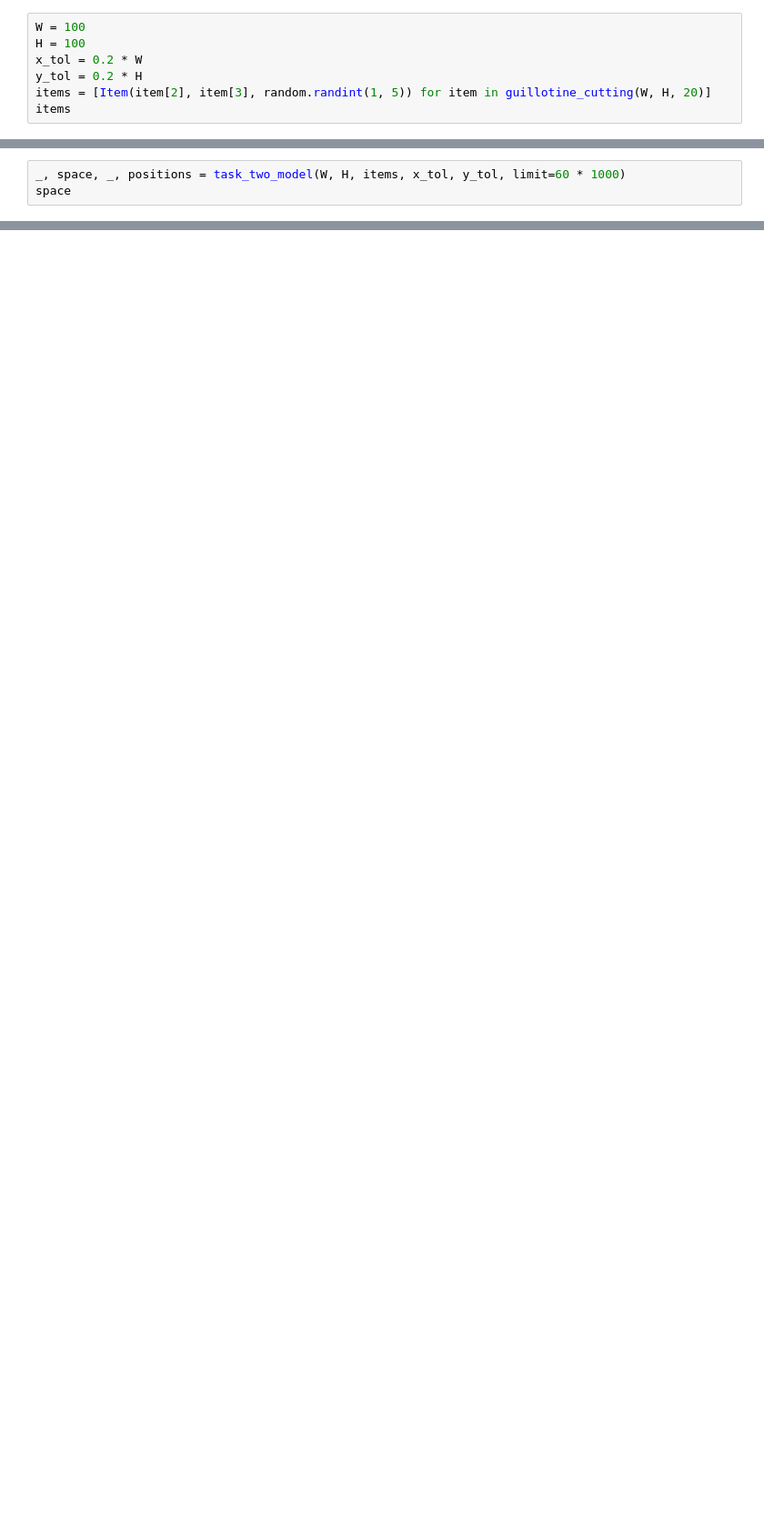
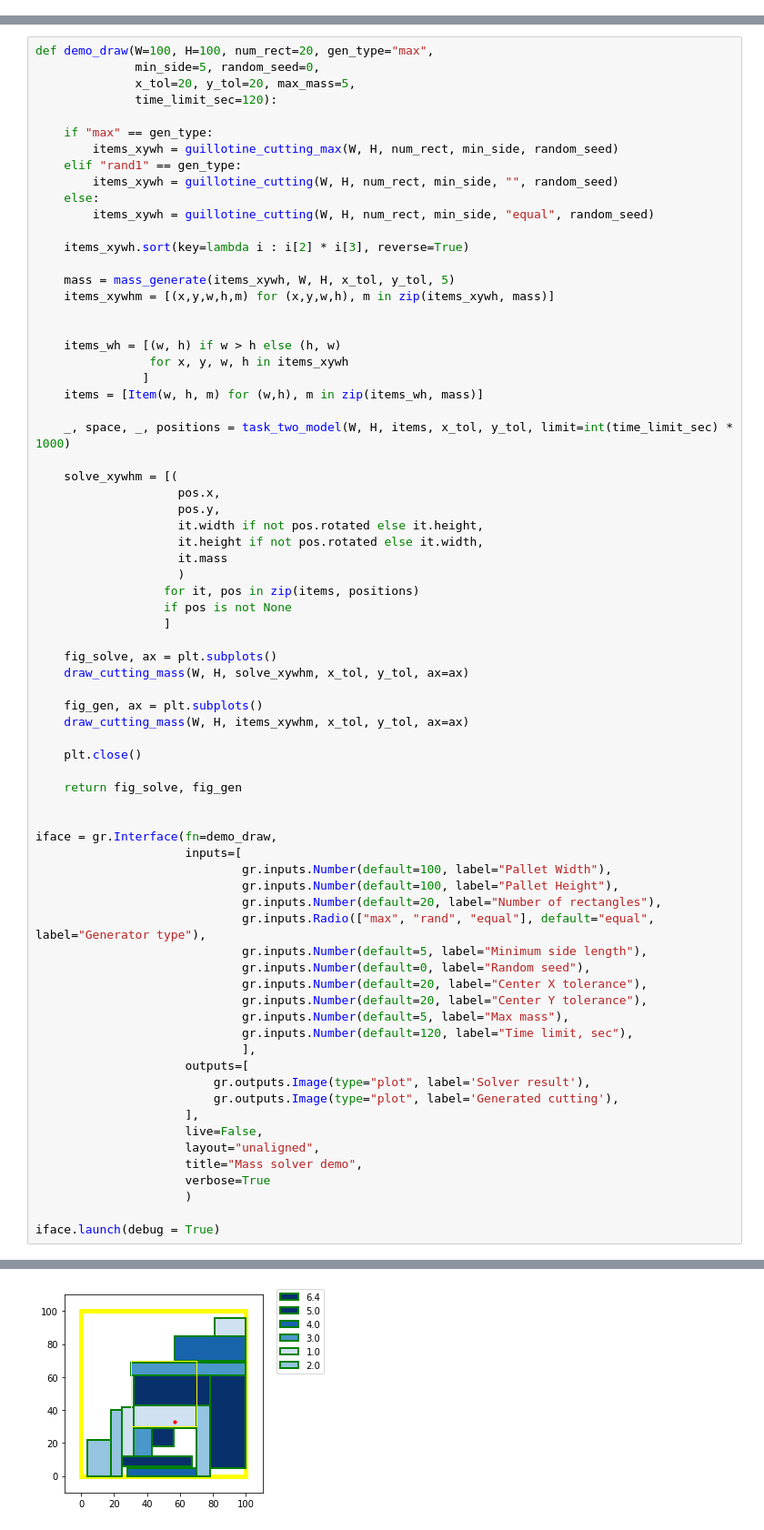
Before and after one commit to yad439/pallet-packing, a Jupyter notebook: mass_demo.ipynb, the cells around one changed output, grey strips where cells are left out. Shown at 91% size. Saved outputs shown, nothing was run; the diff lists cells and outputs as text; blank space fills up the shorter version.

Commit message:
mass cutting solver demo

```diff
--- a/mass_demo.ipynb
+++ b/mass_demo.ipynb
@@ -8,7 +10,0 @@ from plots import draw_pallet_mass
-# %%
-W = 100
-H = 100
-x_tol = 0.2 * W
-y_tol = 0.2 * H
-items = [Item(item[2], item[3], random.randint(1, 5)) for item in guillotine_cutting(W, H, 20)]
-items
@@ -36,3 +10,0 @@ items
-# %%
-_, space, _, positions = task_two_model(W, H, items, x_tol, y_tol, limit=60 * 1000)
-space
@@ -44,0 +11,73 @@ draw_pallet_mass(W, H, items, positions, x_tol, y_tol)[0]
+# %%
+def demo_draw(W=100, H=100, num_rect=20, gen_type="max",
+              min_side=5, random_seed=0,
+              x_tol=20, y_tol=20, max_mass=5,
+              time_limit_sec=120):
+
+    if "max" == gen_type:
+        items_xywh = guillotine_cutting_max(W, H, num_rect, min_side, random_seed)
+    elif "rand1" == gen_type:
+        items_xywh = guillotine_cutting(W, H, num_rect, min_side, "", random_seed)
+    else:
+        items_xywh = guillotine_cutting(W, H, num_rect, min_side, "equal", random_seed)
+
+    items_xywh.sort(key=lambda i : i[2] * i[3], reverse=True)
+
+    mass = mass_generate(items_xywh, W, H, x_tol, y_tol, 5)
+    items_xywhm = [(x,y,w,h,m) for (x,y,w,h), m in zip(items_xywh, mass)]
+
+
+    items_wh = [(w, h) if w > h else (h, w)
+                for x, y, w, h in items_xywh
+               ]
+    items = [Item(w, h, m) for (w,h), m in zip(items_wh, mass)]
+
+    _, space, _, positions = task_two_model(W, H, items, x_tol, y_tol, limit=int(time_limit_sec) * 1000)
+
+    solve_xywhm = [(
+                    pos.x,
+                    pos.y,
+                    it.width if not pos.rotated else it.height,
+                    it.height if not pos.rotated else it.width,
+                    it.mass
+                    )
+                  for it, pos in zip(items, positions)
+                  if pos is not None
+                  ]
+
+    fig_solve, ax = plt.subplots()
+    draw_cutting_mass(W, H, solve_xywhm, x_tol, y_tol, ax=ax)
+
+    fig_gen, ax = plt.subplots()
+    draw_cutting_mass(W, H, items_xywhm, x_tol, y_tol, ax=ax)
+
+    plt.close()
+
+    return fig_solve, fig_gen
+
+
+iface = gr.Interface(fn=demo_draw,
+                     inputs=[
+                             gr.inputs.Number(default=100, label="Pallet Width"),
+                             gr.inputs.Number(default=100, label="Pallet Height"),
+                             gr.inputs.Number(default=20, label="Number of rectangles"),
+                             gr.inputs.Radio(["max", "rand", "equal"], default="equal", label="Generator type"),
+                             gr.inputs.Number(default=5, label="Minimum side length"),
+                             gr.inputs.Number(default=0, label="Random seed"),
+                             gr.inputs.Number(default=20, label="Center X tolerance"),
+                             gr.inputs.Number(default=20, label="Center Y tolerance"),
+                             gr.inputs.Number(default=5, label="Max mass"),
+                             gr.inputs.Number(default=120, label="Time limit, sec"),
+                             ],
+                     outputs=[
+                         gr.outputs.Image(type="plot", label='Solver result'),
+                         gr.outputs.Image(type="plot", label='Generated cutting'),
+                     ],
+                     live=False,
+                     layout="unaligned",
+                     title="Mass solver demo",
+                     verbose=True
+                     )
+
+iface.launch(debug = True)
+# %% [output]
@@ -44,0 +106 @@ draw_pallet_mass(W, H, items, positions, x_tol, y_tol)[0]
+[figure, added]
```
Also changed, not shown: parts of 5 cells of this notebook, 2 other files.
